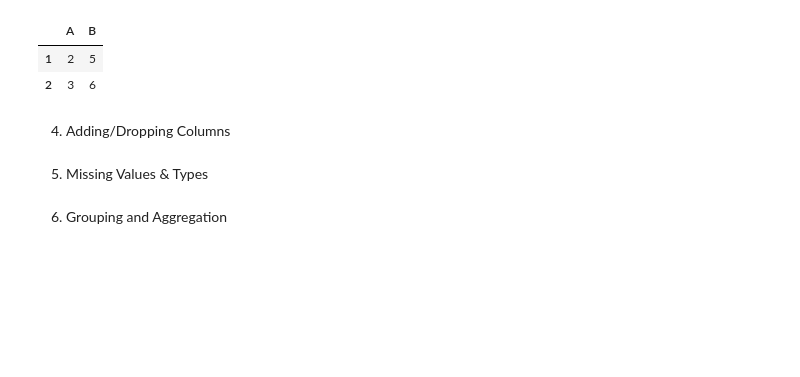
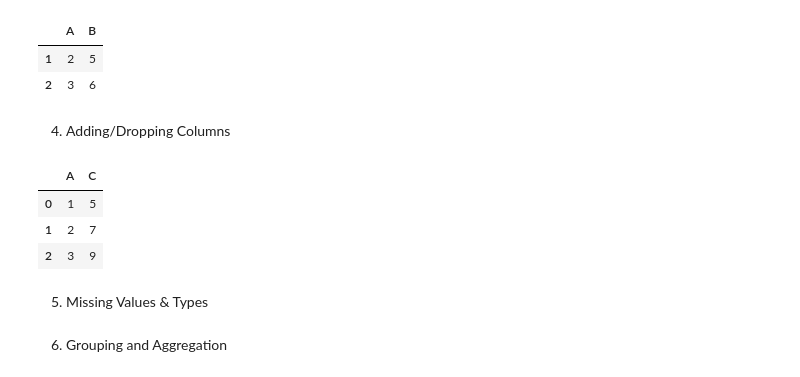
Before and after one commit to Infosys-intern-program-nov25-batch/ai_vision_extract, a Jupyter notebook: milestone_1/week_1/Day_3/pandas_and_numpy.ipynb, the cells around one changed output. Drawn from its saved outputs; the diff is of its cells as text; code cells hidden in the pictures; blank space fills up the shorter version.

```diff
--- a/milestone_1/week_1/Day_3/pandas_and_numpy.ipynb
+++ b/milestone_1/week_1/Day_3/pandas_and_numpy.ipynb
@@ -129,6 +146,12 @@ df[df['A'] > 1]           # Filter rows where A > 1
 # %%
 df['C'] = df['A'] + df['B']     # Add new column
 new_df = df.drop('B', axis=1)   # Drop column B
+new_df
+# %% [output]
+|  | A | C |
+| 0 | 1 | 5 |
+| 1 | 2 | 7 |
+| 2 | 3 | 9 |
 # %% [markdown]
 5. Missing Values & Types
 # %%
```
Also changed, not shown: parts of 15 cells of this notebook, 2 other files.
